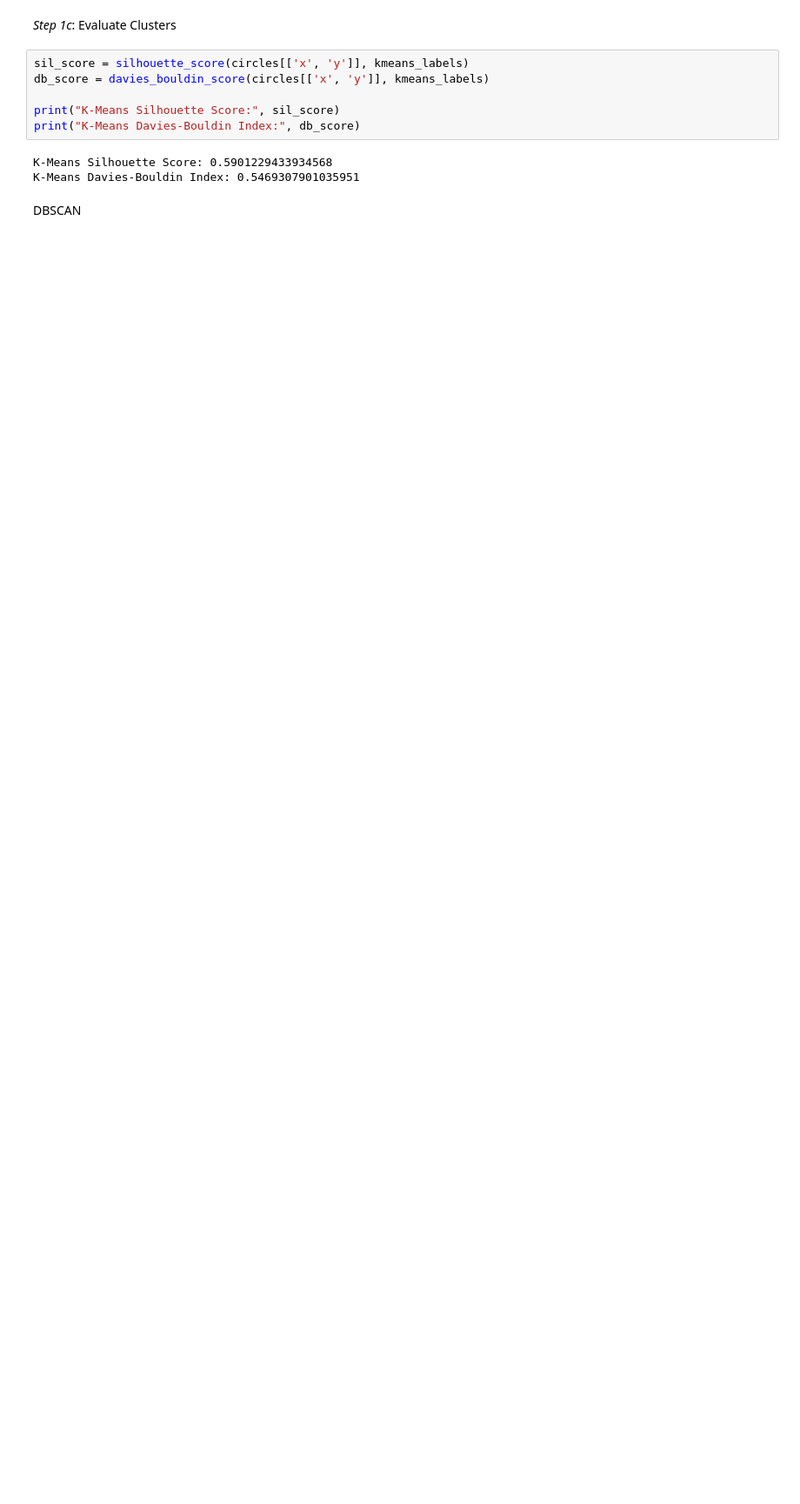
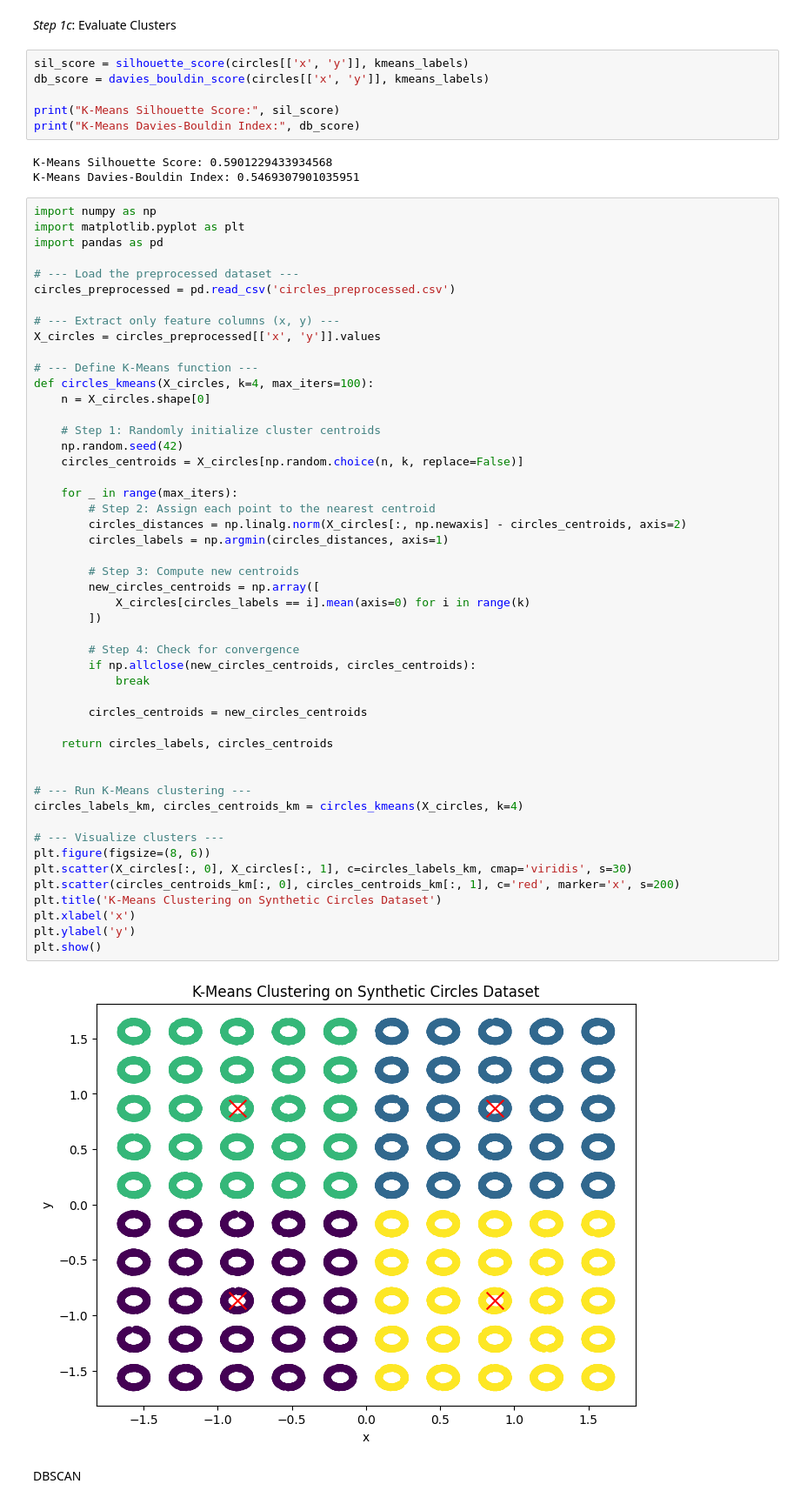
Before and after one commit to neha-palak/IML_A2, a Jupyter notebook: assignment2.ipynb, the cells around one changed output. Shown at 87% size. Drawn from its saved outputs; the diff is of its cells as text; blank space fills up the shorter version.

```diff
--- a/assignment2.ipynb
+++ b/assignment2.ipynb
@@ -430,6 +431,57 @@ print("K-Means Davies-Bouldin Index:", db_score)
 # %% [output]
 K-Means Silhouette Score: 0.5901229433934568
 K-Means Davies-Bouldin Index: 0.5469307901035951
+# %%
+import numpy as np
+import matplotlib.pyplot as plt
+import pandas as pd
+
+# --- Load the preprocessed dataset ---
+circles_preprocessed = pd.read_csv('circles_preprocessed.csv')
+
+# --- Extract only feature columns (x, y) ---
+X_circles = circles_preprocessed[['x', 'y']].values
+
+# --- Define K-Means function ---
+def circles_kmeans(X_circles, k=4, max_iters=100):
+    n = X_circles.shape[0]
+
+    # Step 1: Randomly initialize cluster centroids
+    np.random.seed(42)
+    circles_centroids = X_circles[np.random.choice(n, k, replace=False)]
+
+    for _ in range(max_iters):
+        # Step 2: Assign each point to the nearest centroid
+        circles_distances = np.linalg.norm(X_circles[:, np.newaxis] - circles_centroids, axis=2)
+        circles_labels = np.argmin(circles_distances, axis=1)
+
+        # Step 3: Compute new centroids
+        new_circles_centroids = np.array([
+            X_circles[circles_labels == i].mean(axis=0) for i in range(k)
+        ])
+
+        # Step 4: Check for convergence
+        if np.allclose(new_circles_centroids, circles_centroids):
+            break
+
+        circles_centroids = new_circles_centroids
+
+    return circles_labels, circles_centroids
+
+
+# --- Run K-Means clustering ---
+circles_labels_km, circles_centroids_km = circles_kmeans(X_circles, k=4)
+
+# --- Visualize clusters ---
+plt.figure(figsize=(8, 6))
+plt.scatter(X_circles[:, 0], X_circles[:, 1], c=circles_labels_km, cmap='viridis', s=30)
+plt.scatter(circles_centroids_km[:, 0], circles_centroids_km[:, 1], c='red', marker='x', s=200)
+plt.title('K-Means Clustering on Synthetic Circles Dataset')
+plt.xlabel('x')
+plt.ylabel('y')
+plt.show()
+# %% [output]
+[figure, added]
 # %% [markdown]
 DBSCAN
 # %%
```
Also changed, not shown: parts of 22 cells of this notebook, 1 other file.
